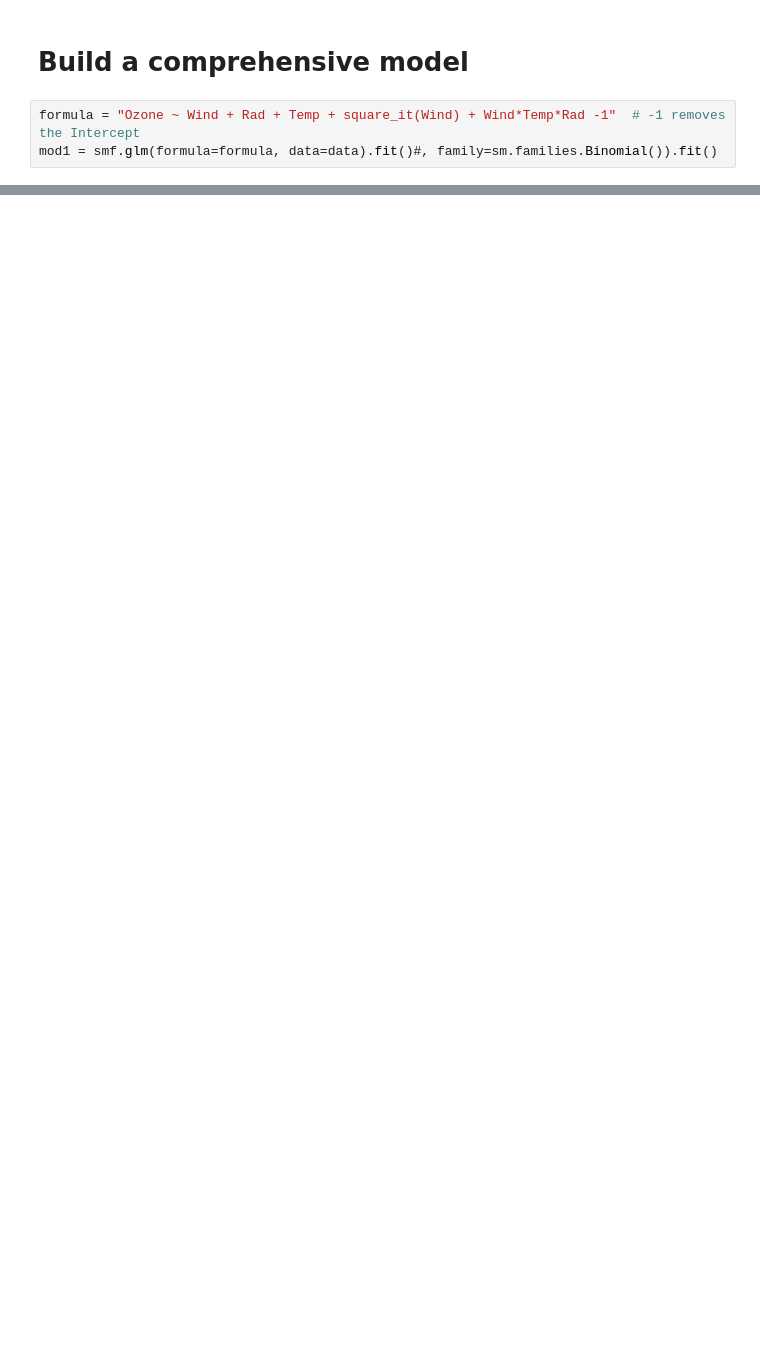
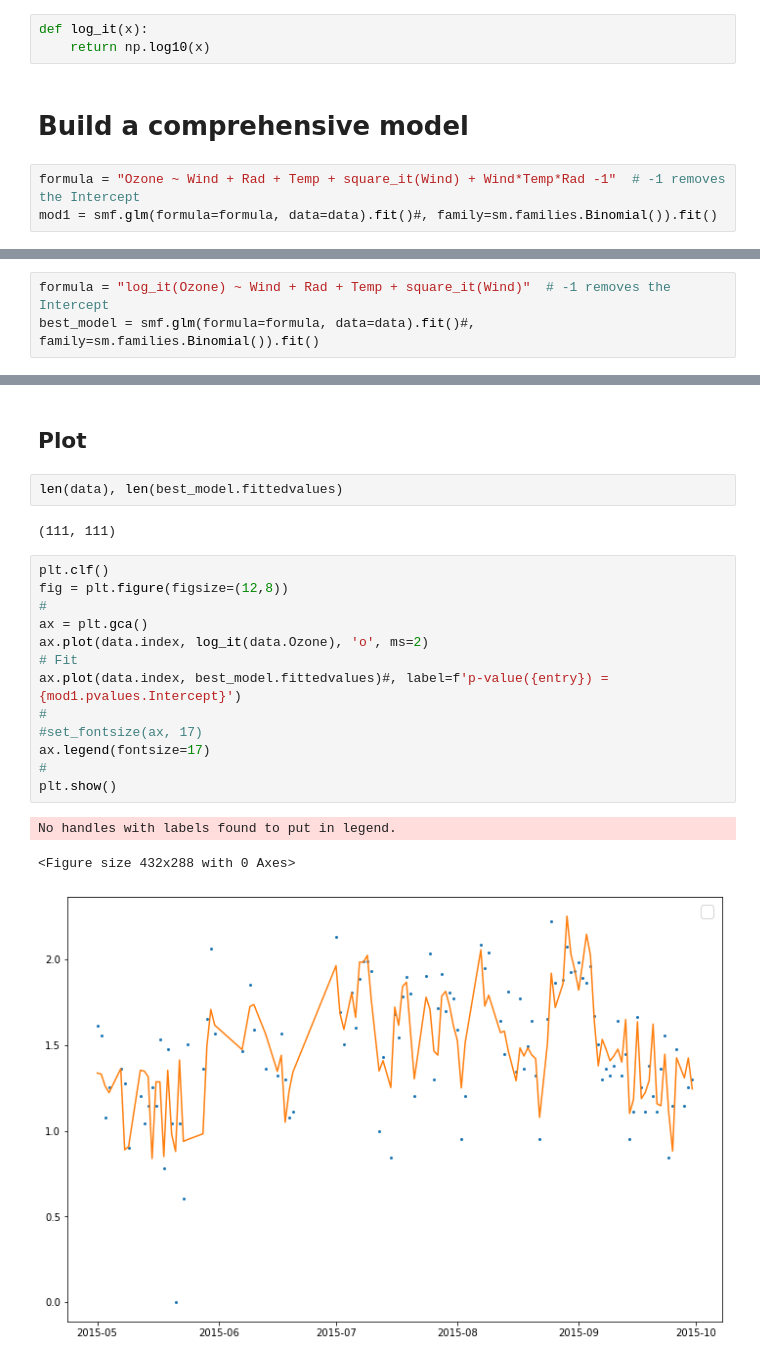
Before and after one commit to profxj/ocea200, a Jupyter notebook: OCEA-267/Lectures/W4_L7_Ozone.ipynb, the cells around one changed output, grey strips where cells are left out. Cells and saved outputs as stored; diff of their text form; blank space fills up the shorter version.

```diff
--- a/OCEA-267/Lectures/W4_L7_Ozone.ipynb
+++ b/OCEA-267/Lectures/W4_L7_Ozone.ipynb
@@ -41,6 +86,9 @@ data.head()
 # %%
 def square_it(x):
     return x**2
+# %%
+def log_it(x):
+    return np.log10(x)
 # %% [markdown]
 # Build a comprehensive model
 # %%
@@ -70,0 +121,3 @@ Generalized Linear Model Regression Results
+# %%
+formula = "log_it(Ozone) ~ Wind + Rad + Temp + square_it(Wind)"  # -1 removes the Intercept
+best_model = smf.glm(formula=formula, data=data).fit()#, family=sm.families.Binomial()).fit()
@@ -70,0 +156,23 @@ Generalized Linear Model Regression Results
+# %% [markdown]
+## Plot
+# %%
+len(data), len(best_model.fittedvalues)
+# %% [output]
+(111, 111)
+# %%
+plt.clf()
+fig = plt.figure(figsize=(12,8))
+#
+ax = plt.gca()
+ax.plot(data.index, log_it(data.Ozone), 'o', ms=2)
+# Fit
+ax.plot(data.index, best_model.fittedvalues)#, label=f'p-value({entry}) = {mod1.pvalues.Intercept}')
+#
+#set_fontsize(ax, 17)
+ax.legend(fontsize=17)
+#
+plt.show()
+# %% [output]
+No handles with labels found to put in legend.
+<Figure size 432x288 with 0 Axes>
+[figure, added]
```
Also changed, not shown: parts of 13 cells of this notebook, 1 other file.
